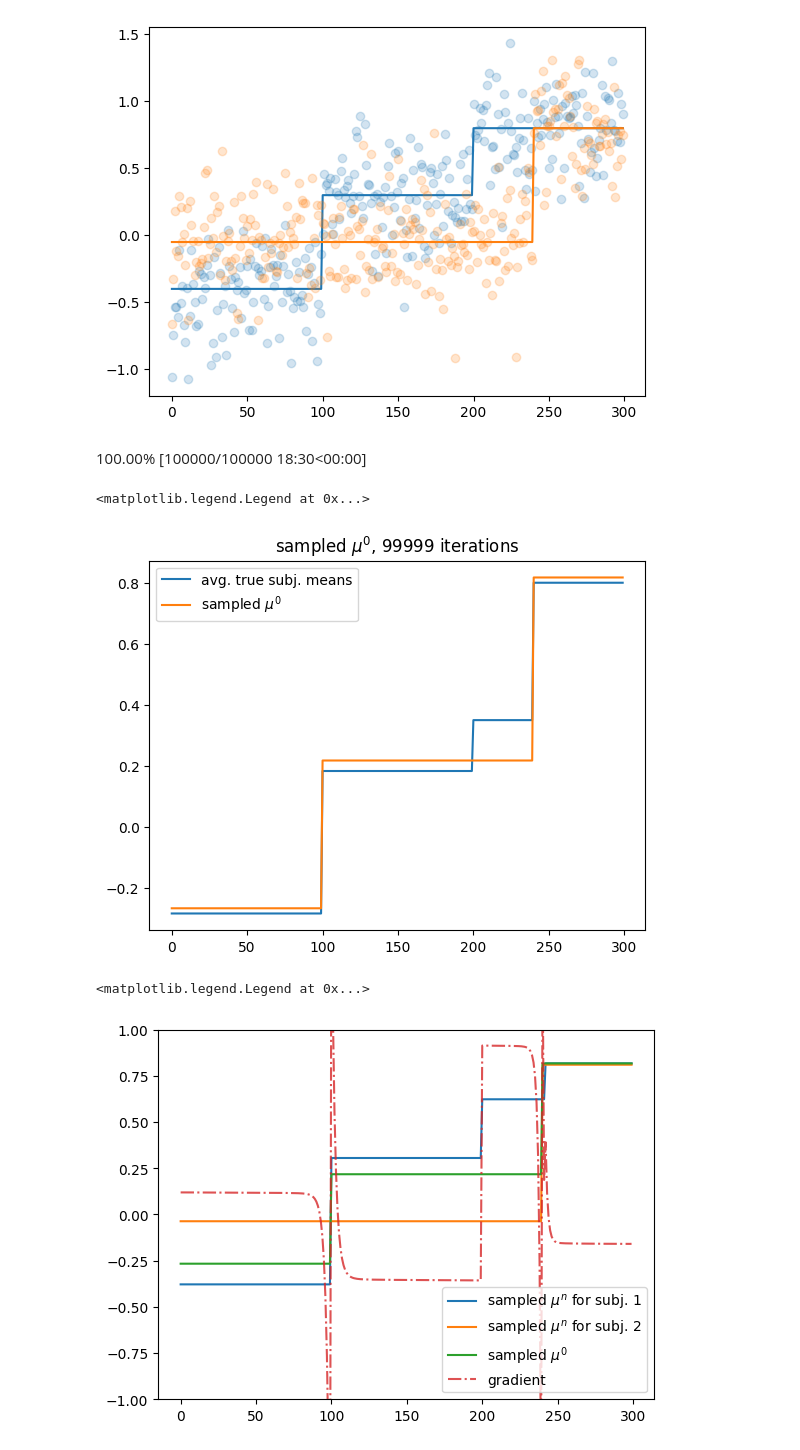
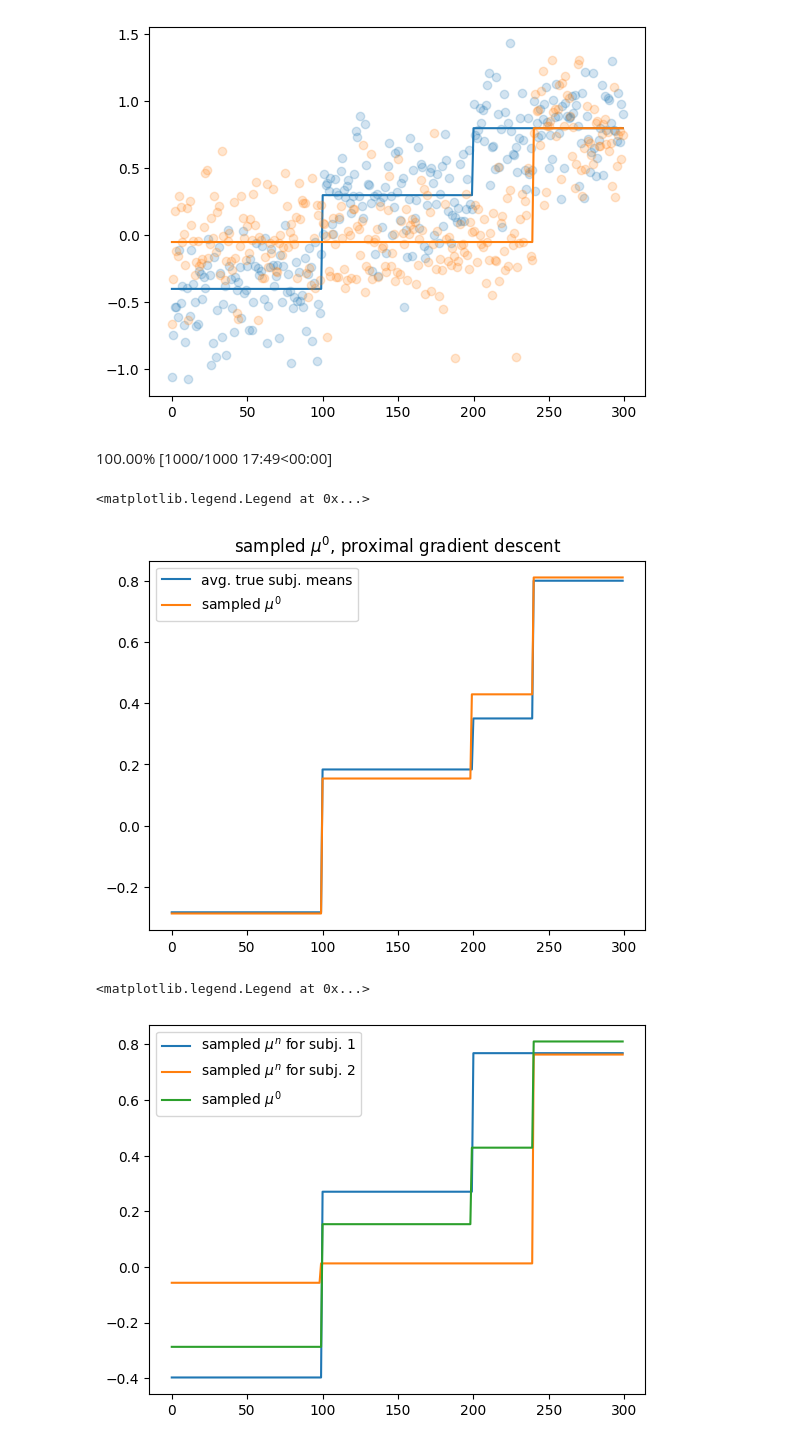
Before and after one commit to emdupre/bayes-ca, a Jupyter notebook: experiments/schematic_simulation.ipynb, the cells around one changed output. Cells and saved outputs as stored; diff of their text form; code cells hidden in the pictures.

```diff
--- a/experiments/schematic_simulation.ipynb
+++ b/experiments/schematic_simulation.ipynb
@@ -157,18 +146,0 @@ plt.legend()
-# %%
-key = jr.PRNGKey(0)
-stepsize = 0.001
-global_means = jnp.mean(obs, axis=0)
-
-for itr in progress_bar(range(100000)):
-    this_key, key = jr.split(key)
-    global_means, subj_means, g = step(
-        this_key,
-        stepsize,
-        obs,
-        sigmasq_obs,
-        global_means,
-        sigmasq_subj,
-        mu_pri,
-        sigmasq_pri,
-        hazard_rates
-    )
@@ -273,11 +242,3 @@ plt.legend()
 [figure]
 # %% [markdown]
 ## Compute gradient with respect to the global mean
-# %%
-stepsize = 0.01
-global_means = jnp.mean(obs, axis=0)
-
-# with jax.profiler.trace("/tmp/jax-trace", create_perfetto_link=True):
-for i in progress_bar(range(100000)):
-    global_means, g = prox_update_global_mean(
-        stepsize, global_means, subj_means, sigmasq_subj, mu_pri, sigmasq_pri, hazard_rates)
@@ -296,14 +259,12 @@ plt.legend()
 ## Put both steps together
 # %%
 key = jr.PRNGKey(0)
-stepsize = 0.01
 global_means = jnp.mean(obs, axis=0)
 
-for itr in progress_bar(range(100000)):
+for itr in progress_bar(range(1000)):
     this_key, key = jr.split(key)
-    global_means, subj_means, g = step(
+    global_means, subj_means = step(
         this_key,
-        stepsize,
         obs,
         sigmasq_obs,
         global_means,
@@ -386,11 +345,10 @@ for i in range(1, 3):
 # %%
 global_means = jnp.mean(obs, axis=0)
 
-for itr in progress_bar(range(100000)):
+for itr in progress_bar(range(1000)):
     this_key, key = jr.split(key)
-    global_means, subj_means, g = step(
+    global_means, subj_means = step(
         this_key,
-        stepsize,
         obs,
         sigmasq_obs,
         global_means,
@@ -400,28 +358,28 @@ for itr in progress_bar(range(100000)):
         hazard_rates
     )
 # %% [output]
-100.00% [100000/100000 18:30<00:00]
+100.00% [1000/1000 17:49<00:00]
 # %%
 plt.plot(signals.mean(axis=0), label='avg. true subj. means')
 plt.plot(global_means, label='sampled $\mu^0$')
 # plt.plot(g, label='gradient')
 # plt.axhline(0.2, color='k', ls='-.')
-plt.title(f'sampled $\mu^0$, {itr} iterations')
+plt.title(f'sampled $\mu^0$, proximal gradient descent')
 plt.legend()
 # %% [output]
 <matplotlib.legend.Legend at 0x...>
-[figure, old version]
+[figure, new version]
 # %%
 for i in range(1, 3):
     l = plt.plot(subj_means[i], label=f'sampled $\mu^n$ for subj. {i}')[0]
     # plt.plot(obs[i], '.', color=l.get_color(), alpha=0.2)
 plt.plot(global_means, label='sampled $\mu^0$')
-plt.plot(g, '-.', label='gradient', alpha=0.8)
-plt.ylim(-1, 1)
+# plt.plot(g, '-.', label='gradient', alpha=0.8)
+# plt.ylim(-1, 1)
 plt.legend()
 # %% [output]
 <matplotlib.legend.Legend at 0x...>
-[figure, old version]
+[figure, new version]
 # %%
 log_normalizer, smoothed_probs, transition_probs, expected_subj_means = core.gaussian_cp_smoother(
     global_means, hazard_rates, mu_pri, sigmasq_pri, sigmasq_subj)
```
Also changed, not shown: parts of 17 cells of this notebook.
